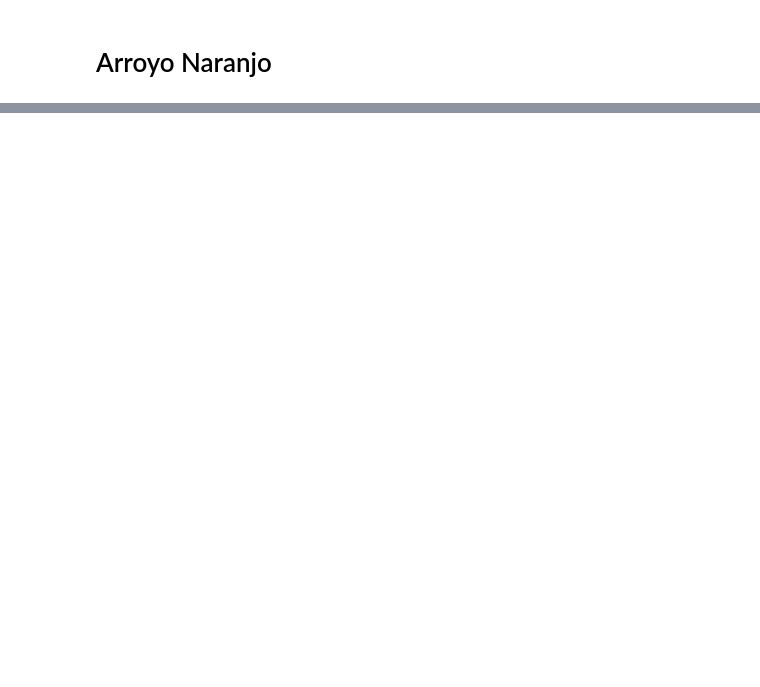
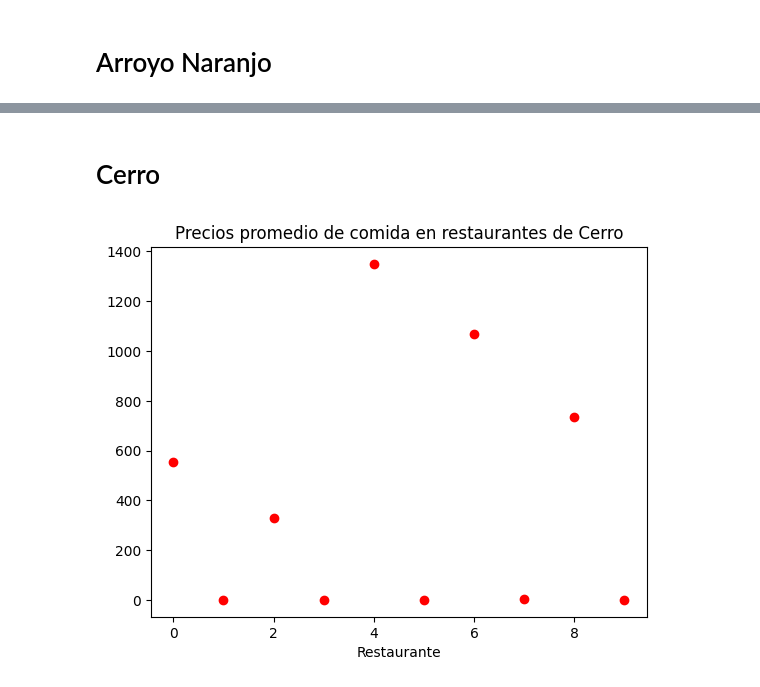
Before and after one commit to angie-rosquet/PROYECTEO-PRO-ICD, a Jupyter notebook: Un_Lujo_Para_El_Paladar.ipynb, the cells around one changed output, grey strips where cells are left out. Cells and saved outputs as stored; diff of their text form; code cells hidden in the pictures; blank space fills up the shorter version.

```diff
--- a/Un_Lujo_Para_El_Paladar.ipynb
+++ b/Un_Lujo_Para_El_Paladar.ipynb
@@ -92,0 +152,15 @@ Si establecemos como una comida como: un entrante, un plato principal, una guarn
+# %% [markdown]
+# Cerro
+# %%
+import biblioteca_propia as bp
+import matplotlib.pyplot as plt
+import json
+import os
+y = bp.list_prom("Cerro")
+x = bp.rest_per_municipality("Cerro")
+plt.plot(y, 'o', label="Precio promedio", color= 'red')
+plt.title("Precios promedio de comida en restaurantes de Cerro")
+plt.xlabel("Restaurante")
+plt.show()
+# %% [output]
+[figure, added]
```
Also changed, not shown: parts of 39 cells of this notebook, 2 other files.
